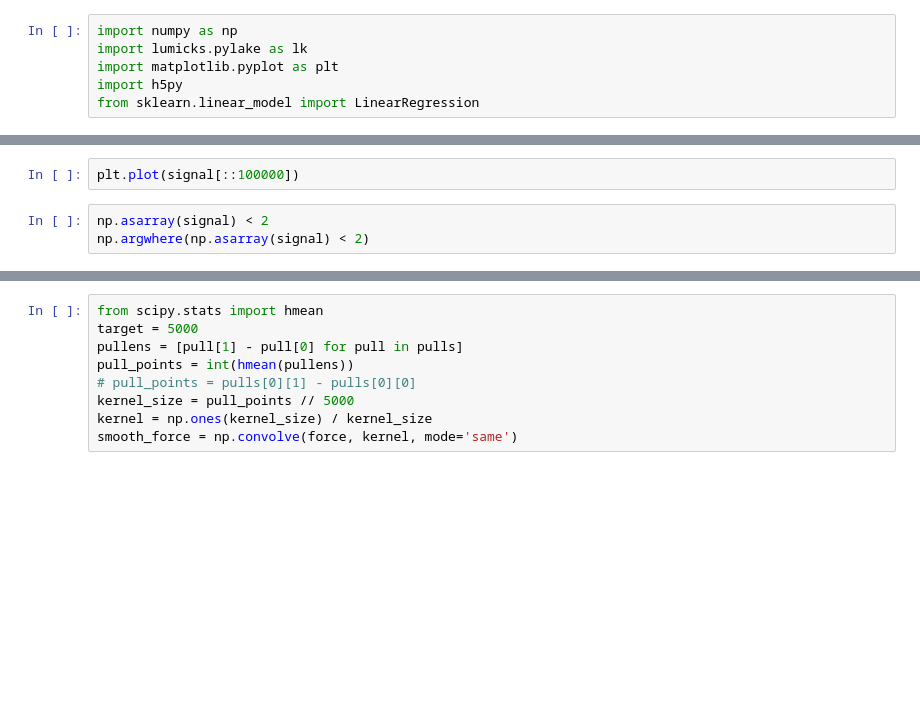
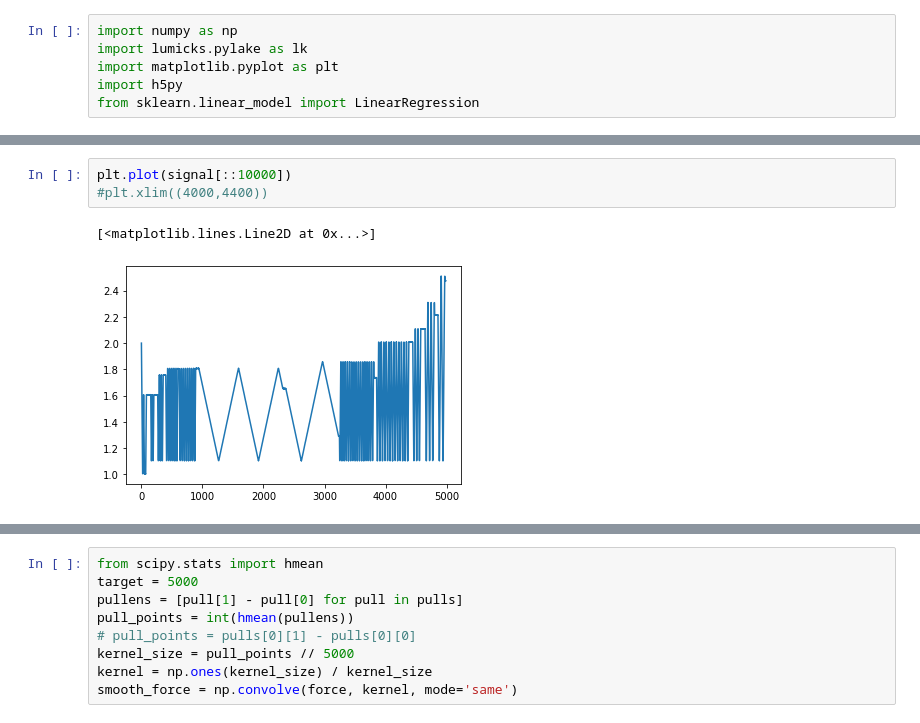
Before and after one commit to kaveeken/tweez-split, a Jupyter notebook: autobook.ipynb, the cells around one changed output, grey strips where cells are left out. Saved outputs shown, nothing was run; the diff lists cells and outputs as text; blank space fills up the shorter version.

```diff
--- a/autobook.ipynb
+++ b/autobook.ipynb
@@ -21,5 +23,6 @@ print(duration, frequency)
 # %%
-plt.plot(signal[::100000])
+plt.plot(signal[::10000])
+#plt.xlim((4000,4400))
+# %% [output]
+[<matplotlib.lines.Line2D at 0x...>]
+[figure, added]
-# %%
-np.asarray(signal) < 2
-np.argwhere(np.asarray(signal) < 2)
```
Also changed, not shown: parts of 12 cells of this notebook, 2 other files.
